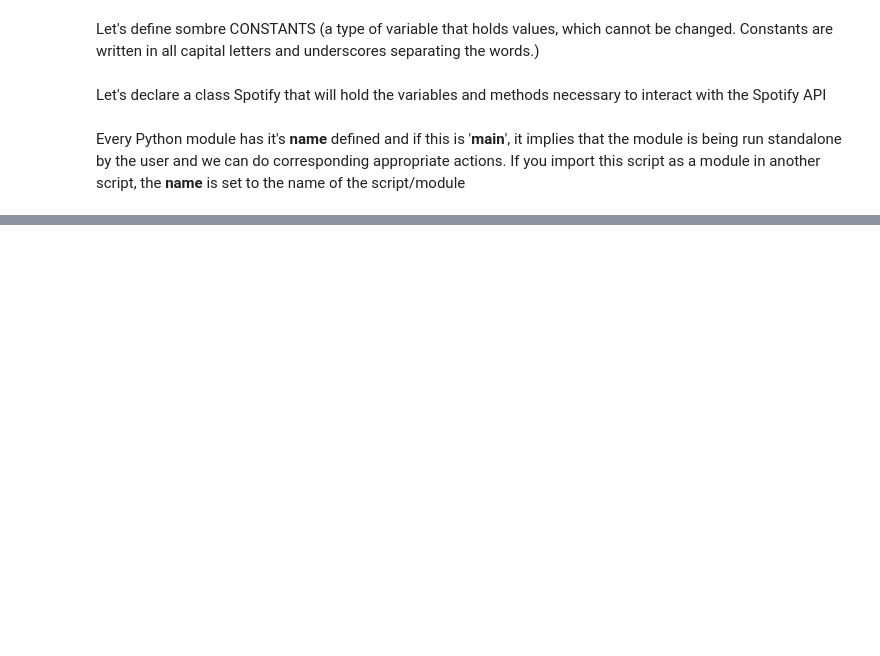
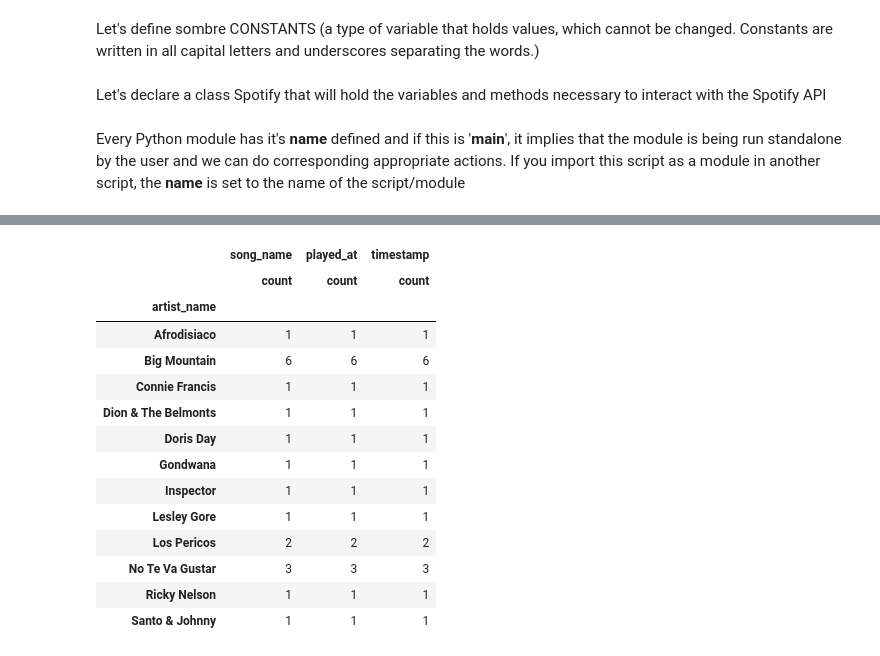
Before and after one commit to thecodemancer/Spotify_API, a Jupyter notebook: Build an ETL using your own Spotify data.ipynb, the cells around one changed output, grey strips where cells are left out. Drawn from its saved outputs; the diff is of its cells as text; code cells hidden in the pictures; blank space fills up the shorter version.

```diff
--- a/Build an ETL using your own Spotify data.ipynb
+++ b/Build an ETL using your own Spotify data.ipynb
@@ -271,0 +346,18 @@ if __name__ == "__main__":
+# %%
+s.df.groupby('artist_name').agg(['count'])
+# %% [output]
+|  | song_name | played_at | timestamp |
+|  | count | count | count |
+| artist_name |  |  |  |
+| Afrodisiaco | 1 | 1 | 1 |
+| Big Mountain | 6 | 6 | 6 |
+| Connie Francis | 1 | 1 | 1 |
+| Dion & The Belmonts | 1 | 1 | 1 |
+| Doris Day | 1 | 1 | 1 |
+| Gondwana | 1 | 1 | 1 |
+| Inspector | 1 | 1 | 1 |
+| Lesley Gore | 1 | 1 | 1 |
+| Los Pericos | 2 | 2 | 2 |
+| No Te Va Gustar | 3 | 3 | 3 |
+| Ricky Nelson | 1 | 1 | 1 |
+| Santo & Johnny | 1 | 1 | 1 |
```
Also changed, not shown: parts of 8 cells of this notebook, 3 other files.
